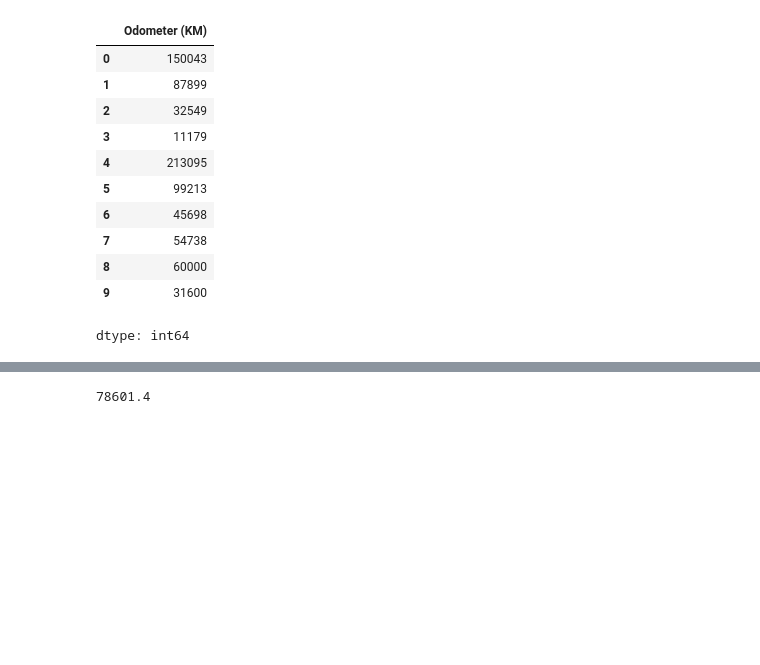
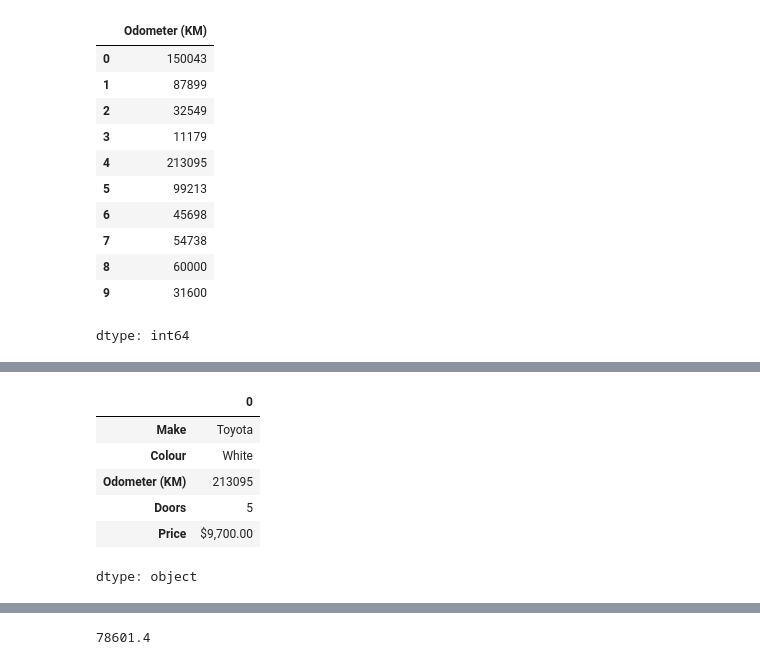
Before and after one commit to OCR-tech/zero-to-mastery-ml, a Jupyter notebook: section-2-data-science-and-ml-tools/pandas-exercises-solutions1.ipynb, the cells around one changed output, grey strips where cells are left out. Saved outputs shown, nothing was run; the diff lists cells and outputs as text; code cells hidden in the pictures; blank space fills up the shorter version.

```diff
--- a/section-2-data-science-and-ml-tools/pandas-exercises-solutions1.ipynb
+++ b/section-2-data-science-and-ml-tools/pandas-exercises-solutions1.ipynb
@@ -223,0 +254,10 @@ dtype: int64
+# %%
+car_sales.max()
+# %% [output]
+|  | 0 |
+| Make | Toyota |
+| Colour | White |
+| Odometer (KM) | 213095 |
+| Doors | 5 |
+| Price | $9,700.00 |
+dtype: object
```
Also changed, not shown: parts of 24 cells of this notebook.
